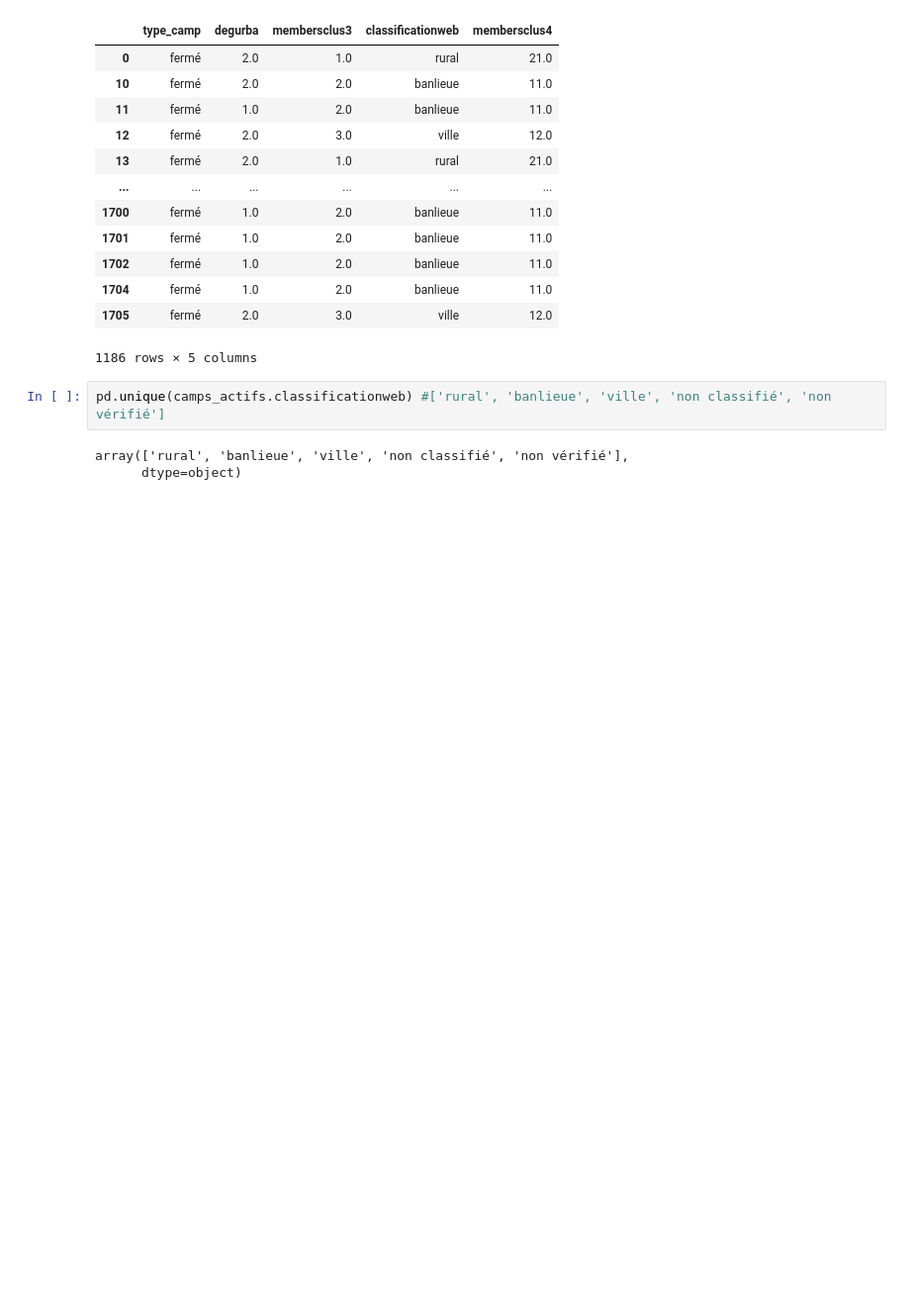
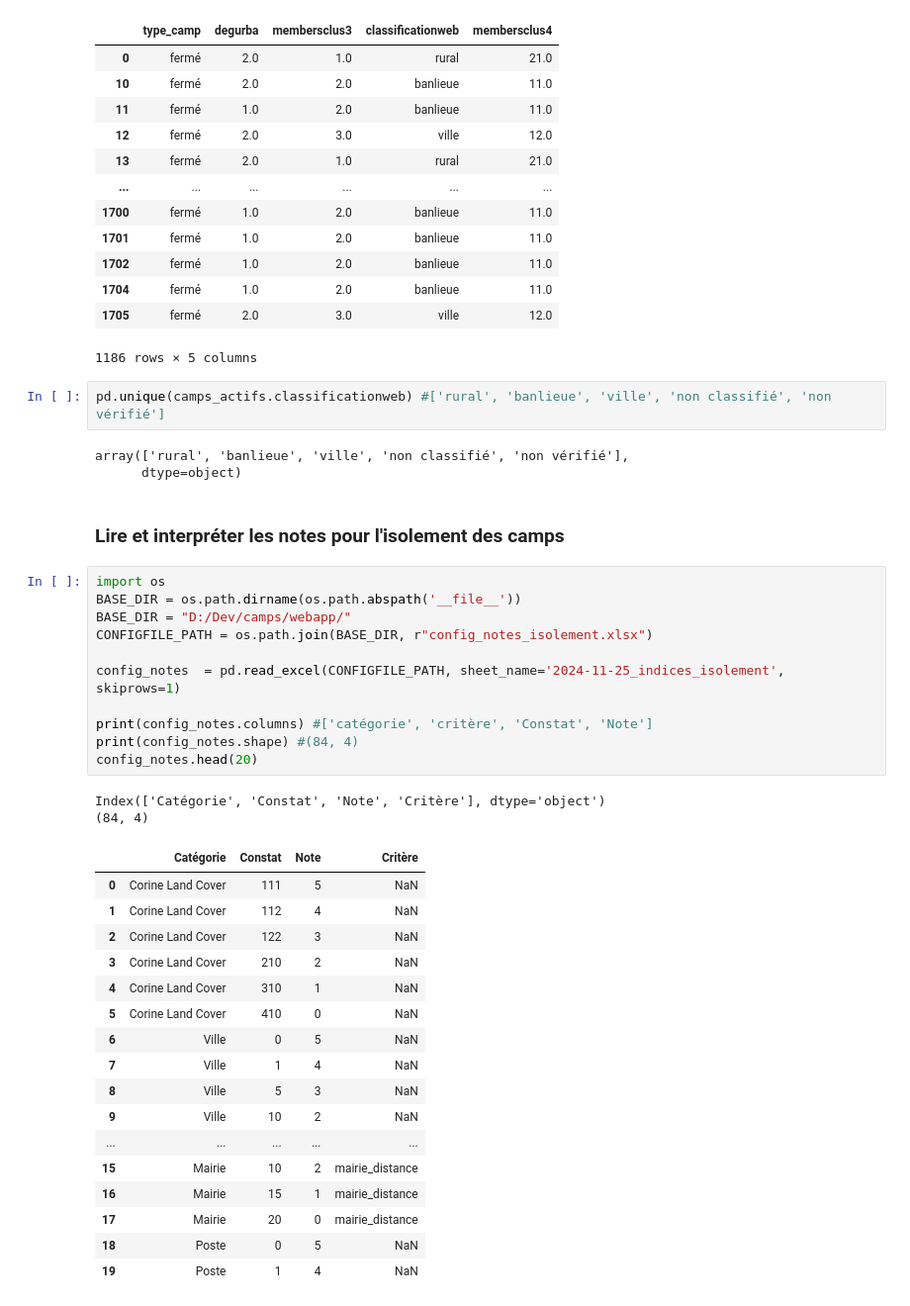
Before and after one commit to cplumejeaud/camps, a Jupyter notebook: explore.ipynb, the cells around one changed output. Shown at 99% size. Drawn from its saved outputs; the diff is of its cells as text; blank space fills up the shorter version.

```diff
--- a/explore.ipynb
+++ b/explore.ipynb
@@ -442,3 +447,36 @@ pd.unique(camps_actifs.classificationweb) #['rural', 'banlieue', 'ville', 'non c
 # %% [output]
 array(['rural', 'banlieue', 'ville', 'non classifié', 'non vérifié'],
       dtype=object)
+# %% [markdown]
+### Lire et interpréter les notes pour l'isolement des camps
+# %%
+import os
+BASE_DIR = os.path.dirname(os.path.abspath('__file__'))
+BASE_DIR = "D:/Dev/camps/webapp/"
+CONFIGFILE_PATH = os.path.join(BASE_DIR, r"config_notes_isolement.xlsx")
+
+config_notes  = pd.read_excel(CONFIGFILE_PATH, sheet_name='2024-11-25_indices_isolement', skiprows=1)
+
+print(config_notes.columns) #['catégorie', 'critère', 'Constat', 'Note']
+print(config_notes.shape) #(84, 4)
+config_notes.head(20)
+# %% [output]
+Index(['Catégorie', 'Constat', 'Note', 'Critère'], dtype='object')
+(84, 4)
+|  | Catégorie | Constat | Note | Critère |
+| 0 | Corine Land Cover | 111 | 5 | NaN |
+| 1 | Corine Land Cover | 112 | 4 | NaN |
+| 2 | Corine Land Cover | 122 | 3 | NaN |
+| 3 | Corine Land Cover | 210 | 2 | NaN |
+| 4 | Corine Land Cover | 310 | 1 | NaN |
+| 5 | Corine Land Cover | 410 | 0 | NaN |
+| 6 | Ville | 0 | 5 | NaN |
+| 7 | Ville | 1 | 4 | NaN |
+| 8 | Ville | 5 | 3 | NaN |
+| 9 | Ville | 10 | 2 | NaN |
+| ... | ... | ... | ... | ... |
+| 15 | Mairie | 10 | 2 | mairie_distance |
+| 16 | Mairie | 15 | 1 | mairie_distance |
+| 17 | Mairie | 20 | 0 | mairie_distance |
+| 18 | Poste | 0 | 5 | NaN |
+| 19 | Poste | 1 | 4 | NaN |
```
Also changed, not shown: parts of 4 cells of this notebook, 4 other files.
